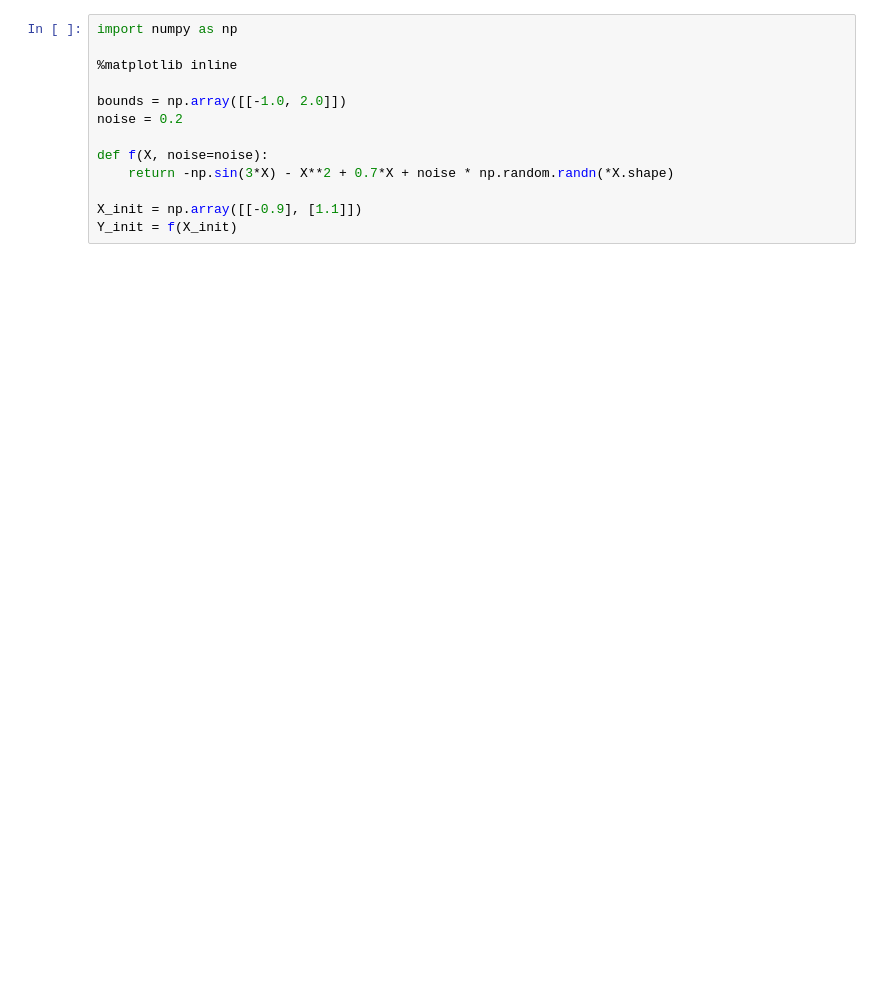
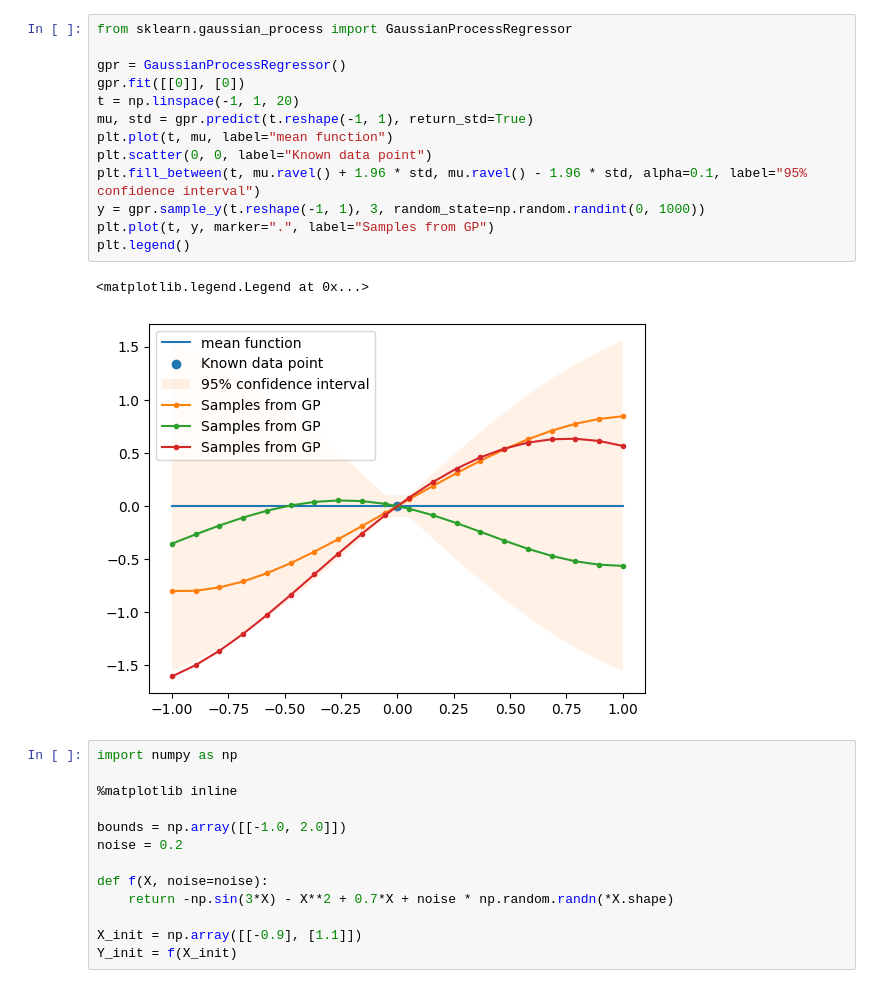
Before and after one commit to vanandrew/bayes-opt, a Jupyter notebook: bayes-opt.ipynb, the cells around one changed output. Cells and saved outputs as stored; diff of their text form; blank space fills up the shorter version.

```diff
--- a/bayes-opt.ipynb
+++ b/bayes-opt.ipynb
@@ -1,3 +114,19 @@
+# %%
+from sklearn.gaussian_process import GaussianProcessRegressor
+
+gpr = GaussianProcessRegressor()
+gpr.fit([[0]], [0])
+t = np.linspace(-1, 1, 20)
+mu, std = gpr.predict(t.reshape(-1, 1), return_std=True)
+plt.plot(t, mu, label="mean function")
+plt.scatter(0, 0, label="Known data point")
+plt.fill_between(t, mu.ravel() + 1.96 * std, mu.ravel() - 1.96 * std, alpha=0.1, label="95% confidence interval")
+y = gpr.sample_y(t.reshape(-1, 1), 3, random_state=np.random.randint(0, 1000))
+plt.plot(t, y, marker=".", label="Samples from GP")
+plt.legend()
+# %% [output]
+<matplotlib.legend.Legend at 0x...>
+[figure, added]
 # %%
 import numpy as np
 
```
Also changed, not shown: parts of 7 cells of this notebook.
